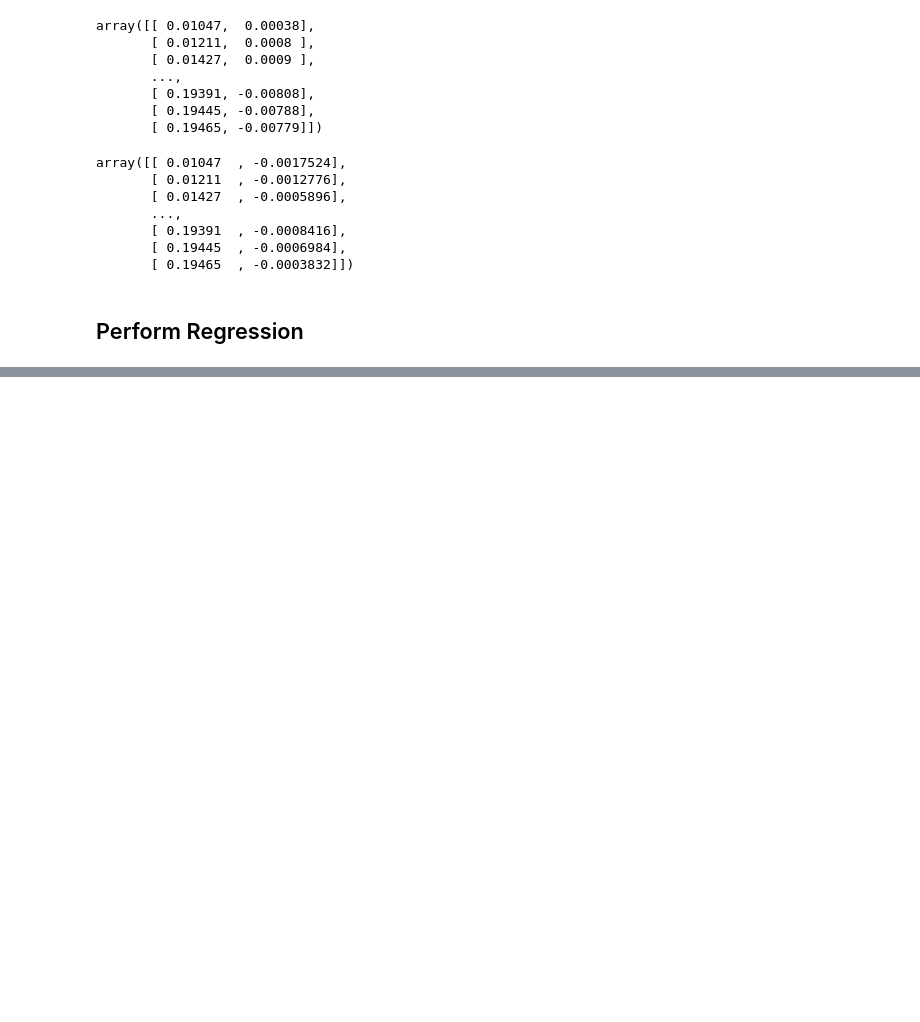
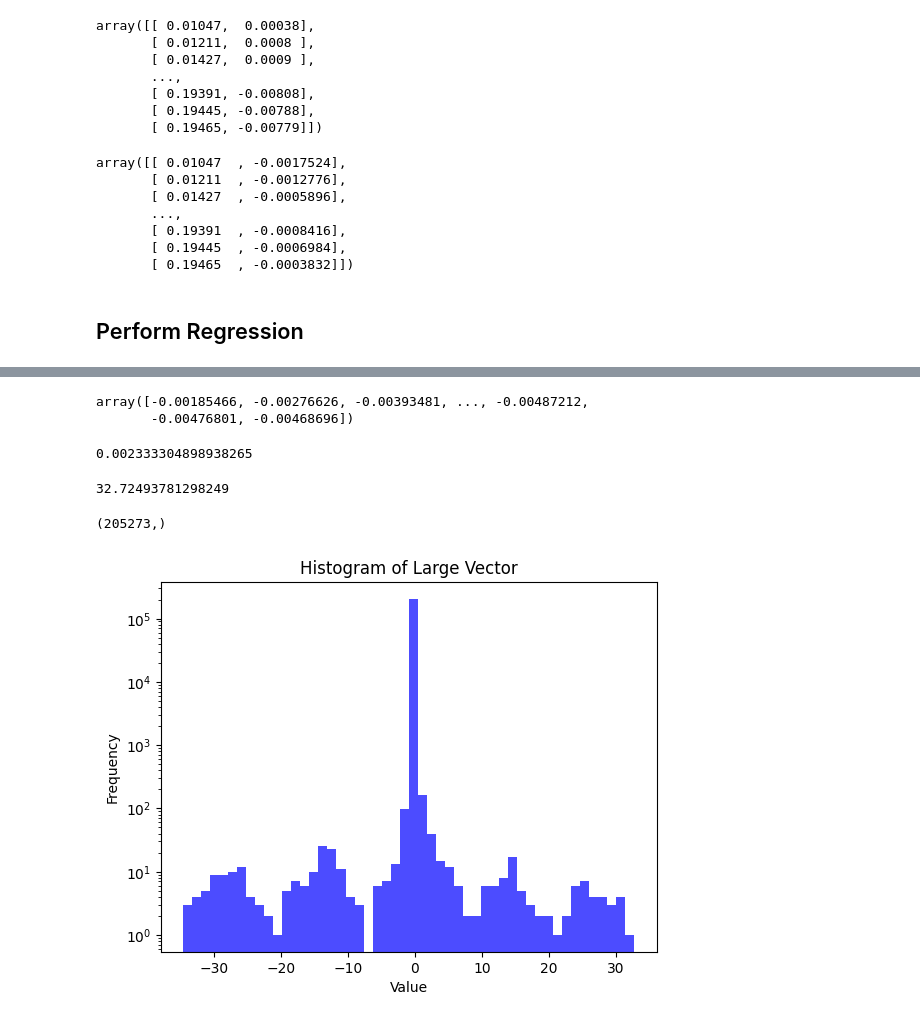
Before and after one commit to avocadoali/social_ai_practical_course, a Jupyter notebook: src/modeling/acceleration_model_4.ipynb, the cells around one changed output, grey strips where cells are left out. Drawn from its saved outputs; the diff is of its cells as text; code cells hidden in the pictures; blank space fills up the shorter version.

```diff
--- a/src/modeling/acceleration_model_4.ipynb
+++ b/src/modeling/acceleration_model_4.ipynb
@@ -176,0 +195,10 @@ Coefficients:
+# %%
+c_1_overline = coefficients_first_model[0]
+c_3_overline = coefficients_first_model[1]
+c_2_overline = coefficients_second_model[0]
+c_4_overline = coefficients_second_model[1]
+
+print(f'C̅₁: {c_1_overline}')
+print(f'C̅₂: {c_2_overline}')
+print(f'C̅₃: {c_3_overline}')
+print(f'C̅₄: {c_4_overline}')
@@ -176,0 +218,10 @@ Coefficients:
+# %%
+c_1 = c_1_overline * c_2_overline
+c_2 = 1 / c_2_overline
+c_3 = c_3_overline * c_4_overline
+c_4 = 1 / c_4_overline
+
+print(f'c₁: {c_1}')
+print(f'c₂: {c_2}')
+print(f'c₃: {c_3}')
+print(f'c₄: {c_4}')
@@ -176,0 +251,3 @@ Coefficients:
+# %%
+res = v_x[1:-1] + c_1 * a_x[1:-1] + c_2 * a_x[0:-2]
+res
@@ -176,0 +261,14 @@ Coefficients:
+# %%
+delta = res - v_x[2:]
+delta
+# %% [output]
+array([-0.00185466, -0.00276626, -0.00393481, ..., -0.00487212,
+       -0.00476801, -0.00468696])
+# %%
+np.mean(delta)
+# %% [output]
+0.002333304898938265
+# %%
+np.max(delta)
+# %% [output]
+32.72493781298249
@@ -176,0 +277,13 @@ Coefficients:
+# %%
+delta.shape
+# %% [output]
+(205273,)
+# %%
+test = np.random.rand(100000)
+plt.hist(delta, bins=50, color='blue', alpha=0.7, log=True)
+plt.xlabel('Value')
+plt.ylabel('Frequency')
+plt.title('Histogram of Large Vector')
+plt.show()
+# %% [output]
+[figure, added]
```
Also changed, not shown: parts of 21 cells of this notebook, 16 other files.
